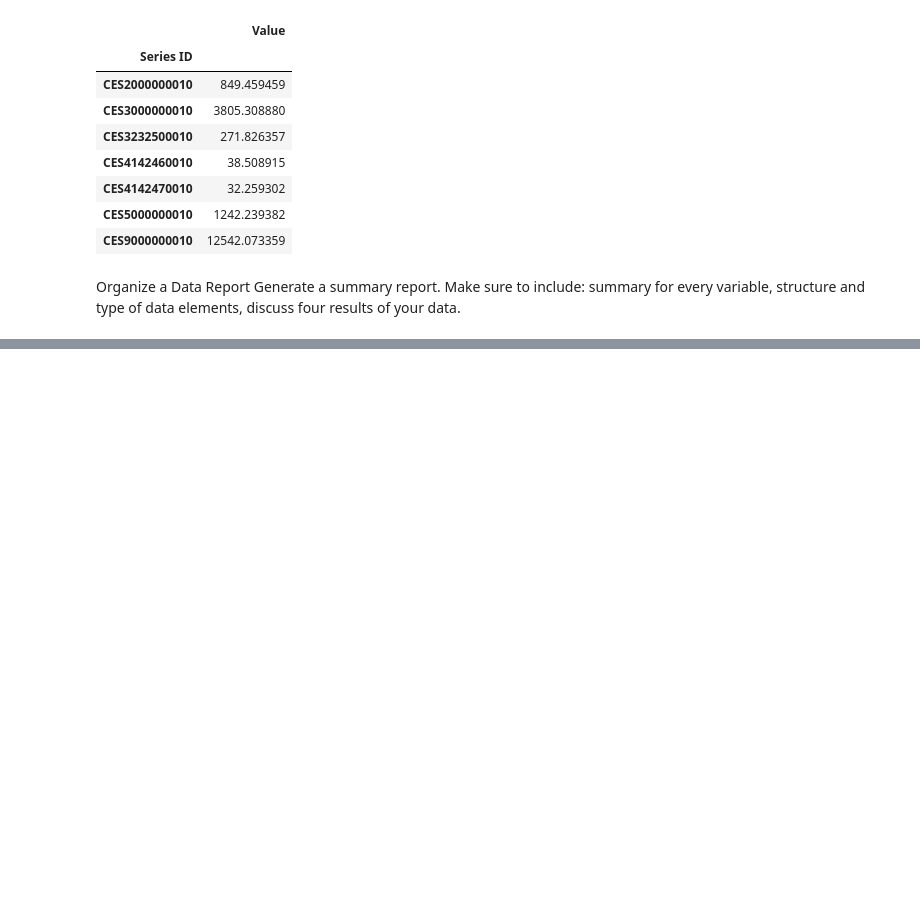
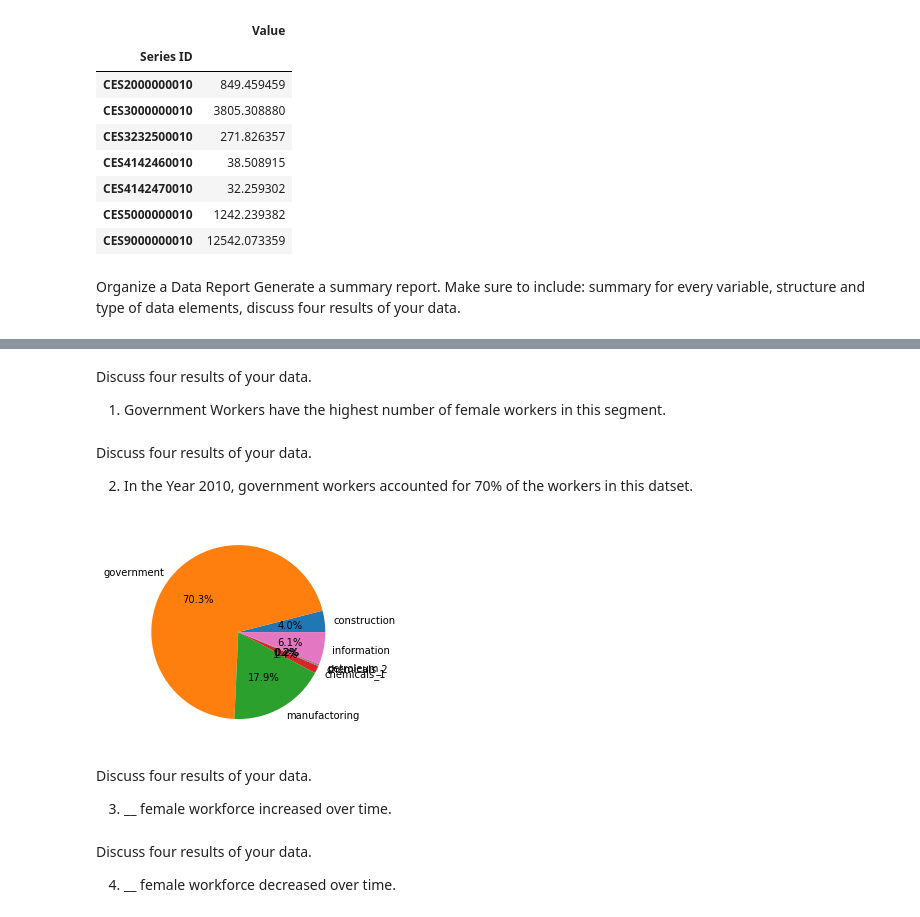
Before and after one commit to ramsey-king/DSC-630-Predictive-Analytics, a Jupyter notebook: KingRamseyWeek1.ipynb, the cells around one changed output, grey strips where cells are left out. Drawn from its saved outputs; the diff is of its cells as text; code cells hidden in the pictures; blank space fills up the shorter version.

```diff
--- a/KingRamseyWeek1.ipynb
+++ b/KingRamseyWeek1.ipynb
@@ -162,0 +165,35 @@ memory usage: 99.0+ KB
+# %% [markdown]
+Discuss four results of your data.
+
+1. Government Workers have the highest number of female workers in this segment.
+# %% [markdown]
+Discuss four results of your data.
+
+2. In the Year 2010, government workers accounted for 70% of the workers in this datset.
+# %%
+labels = ['construction', 'government', 'manufactoring', 'chemicals_1', 'chemicals_2', 'petroleum', 'information']
+
+construction_2010 = construction[construction['Year'] == 2010]
+government_2010 = government[government['Year'] == 2010]
+manufactoring_2010 = manufactoring[manufactoring['Year'] == 2010]
+chemicals_1_2010 = chemicals_1[chemicals_1['Year'] == 2010]
+chemicals_2_2010 = chemicals_2[chemicals_2['Year'] == 2010]
+petroleum_2010 = petroleum[petroleum['Year'] == 2010]
+information_2010 = information[information['Year'] == 2010]
+
+data = [construction_2010['Value'].mean(), government_2010['Value'].mean(), manufactoring_2010['Value'].mean(),
+        chemicals_1_2010['Value'].mean(), chemicals_2_2010['Value'].mean(), petroleum_2010['Value'].mean(),
+        information_2010['Value'].mean()]
+
+plt.pie(data, labels=labels, autopct='%1.1f%%')
+plt.show()
+# %% [output]
+[figure, added]
+# %% [markdown]
+Discuss four results of your data.
+
+3. __ female workforce increased over time.
+# %% [markdown]
+Discuss four results of your data.
+
+4. __ female workforce decreased over time.
```
Also changed, not shown: parts of 7 cells of this notebook.
